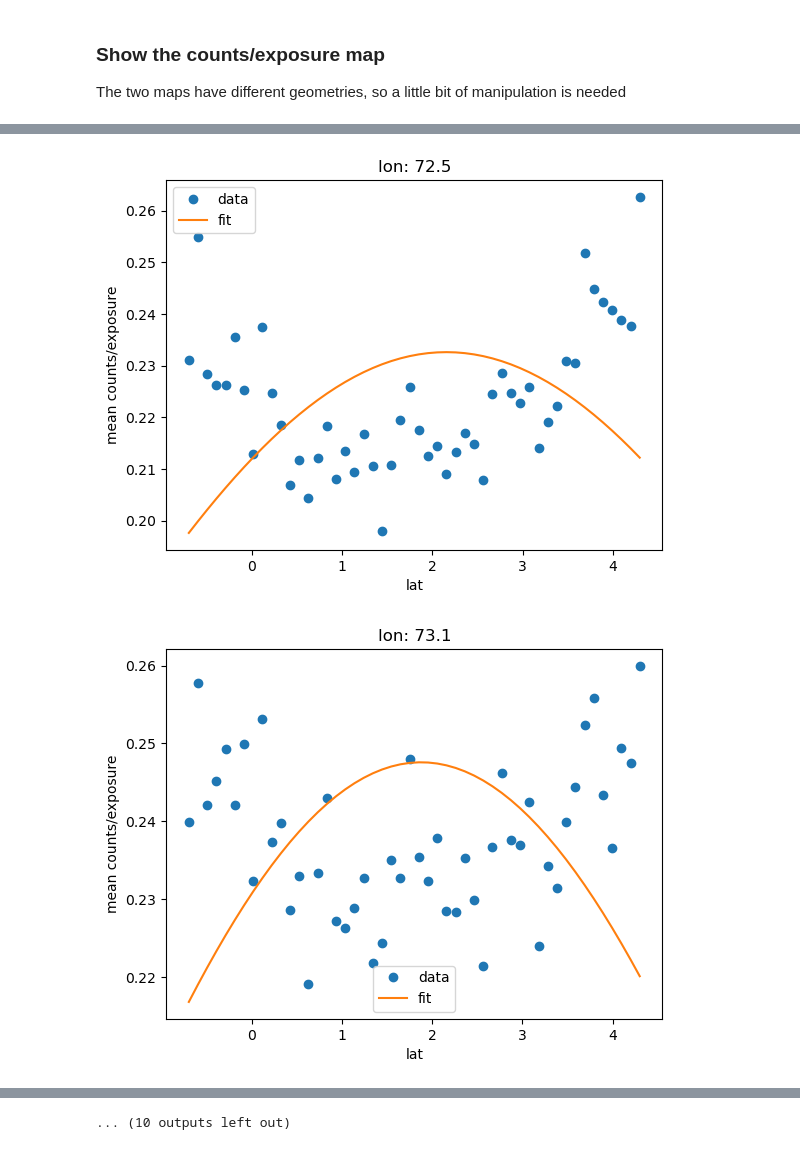
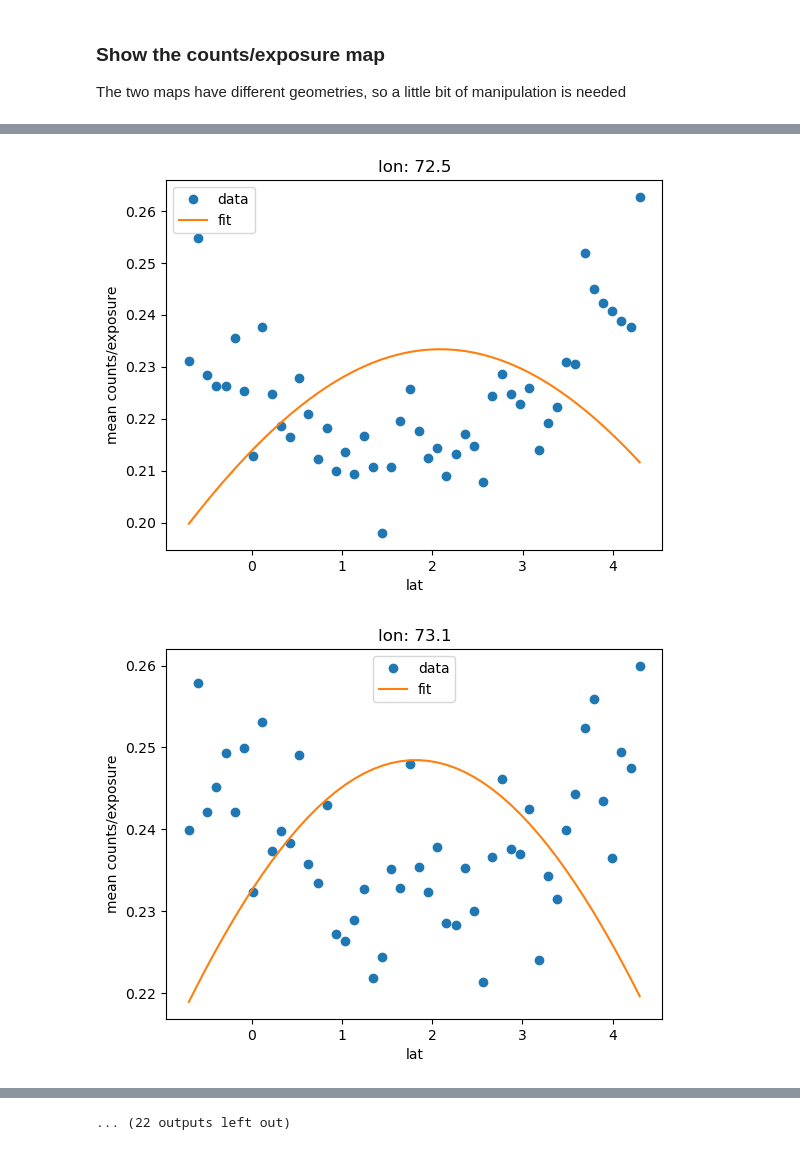
Before and after one commit to Tutanto/DiffuseEmission, a Jupyter notebook: analysis/gauss_histogram.ipynb, the cells around one changed output, grey strips where cells are left out. Drawn from its saved outputs; the diff is of its cells as text; code cells hidden in the pictures.

```diff
--- a/analysis/gauss_histogram.ipynb
+++ b/analysis/gauss_histogram.ipynb
@@ -48,8 +48,9 @@ counts = dataset_image.counts
 excess = dataset_image.excess
 exposure_image = dataset_image.exposure.sum_over_axes()
 
-counts = mask_counts(counts, mask_map)
-#excess = mask_excess(excess, mask_map)
+counts = apply_mask(counts, mask_map)
+exposure_image = apply_mask(exposure_image, mask_map)
+excess = apply_mask(excess, mask_map)
 
 map_processor = MapProcessor(counts)
 
@@ -65,7 +66,7 @@ new_map.plot(add_cbar=True)
 with open(path_to_json / "results_fit.json", "w") as outfile:
     json.dump({}, outfile)
 
-for i in np.arange(68, 79, 0.5):
+for i in np.arange(68, 85, 0.5):
     pos_cutout = SkyCoord(i, 1.8, frame='galactic', unit='deg')
     section = new_map.cutout(pos_cutout, (Angle(2.5 * u.deg), Angle(5 * u.deg)))
 
@@ -89,2 +90,2 @@ for i in np.arange(68, 79, 0.5):
-[figure, old version]
+[figure, new version]
-[figure, old version]
+[figure, new version]
@@ -92,4 +93,4 @@ for i in np.arange(68, 79, 0.5):
-... (10 outputs left out)
+... (22 outputs left out)
 # %%
 res_json = map_analyzer.read_json(path_to_json / "results_fit.json")
 map_analyzer.plot_data(res_json)
```
Also changed, not shown: parts of 4 cells of this notebook, 3 other files.
